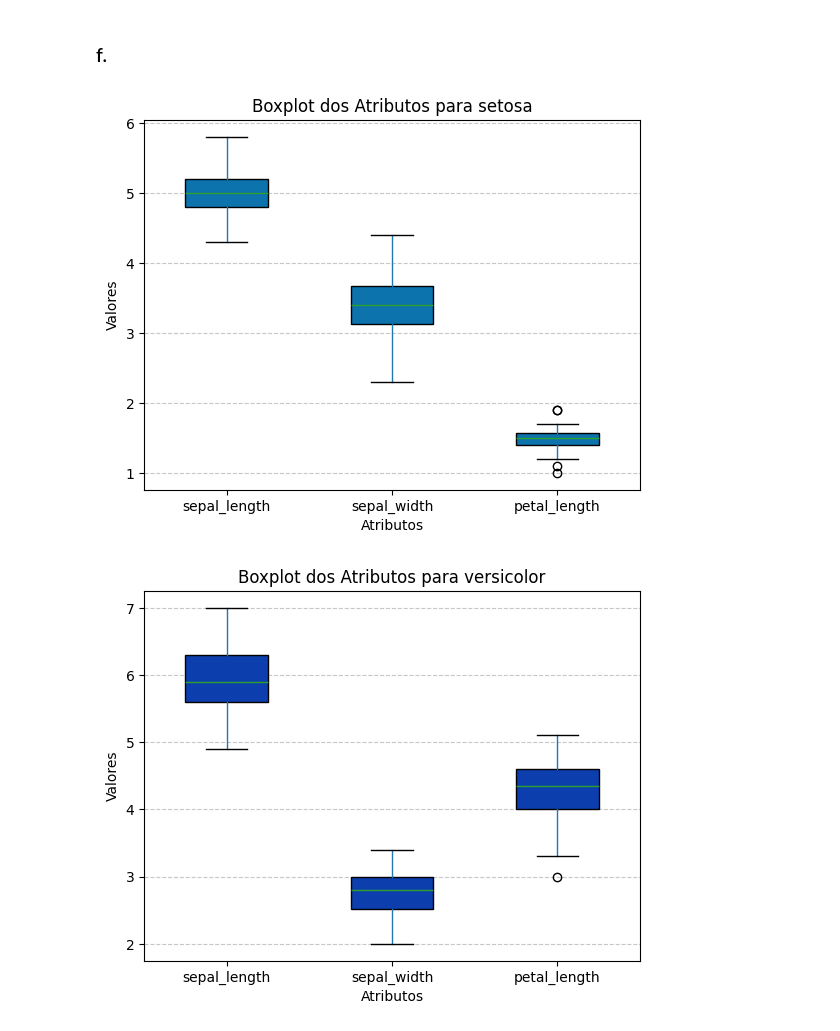
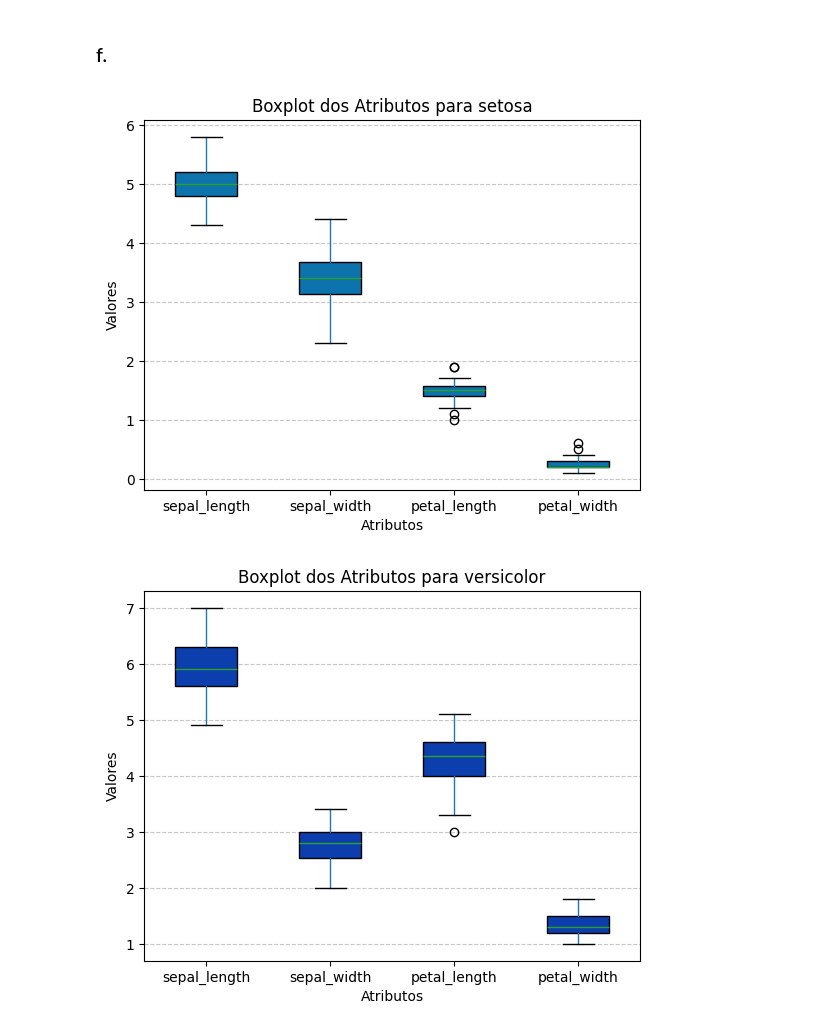
Before and after one commit to Guilherme-Prazeres/AVA1-ENGG67, a Jupyter notebook: IAM_AVA01_Guilherme_Prazeres_Joaquim.ipynb, the cells around one changed output. Cells and saved outputs as stored; diff of their text form; code cells hidden in the pictures.

```diff
--- a/IAM_AVA01_Guilherme_Prazeres_Joaquim.ipynb
+++ b/IAM_AVA01_Guilherme_Prazeres_Joaquim.ipynb
@@ -126,28 +126,28 @@ print(median_by_species)
 # %%
 # Mapeando o índice das linhas para o nome da espécie
 species_names = {0: 'setosa', 1: 'versicolor', 2: 'virginica'}
 iris['species'] = iris.index.map(lambda x: species_names[x // 50])
 
 # Definindo uma paleta de cores
 colors = ['#0C73AD', '#0C3FAD', '#22AE31','#1E5824']
 
 # Lista de atributos
-attributes = iris.columns[:-2]
+attributes = iris.columns[:-1]
 
 # Criando um único boxplot para cada espécie
 for species, color in zip(species_names.values(), colors):
     subset = iris[iris['species'] == species][attributes]
 
     # Configurando o boxplot
     subset.boxplot(rot=0, grid=False, widths=0.5, patch_artist=True, boxprops=dict(facecolor=color))
 
     plt.title(f'Boxplot dos Atributos para {species}')
     plt.xlabel('Atributos')
     plt.ylabel('Valores')
 
     # Mostrando o boxplot
     plt.grid(True, axis='y', linestyle='--', alpha=0.7)
     plt.show()
 # %% [output]
-[figure, old version]
+[figure, new version]
-[figure, old version]
+[figure, new version]
```
Also changed, not shown: parts of 1 cell of this notebook.
